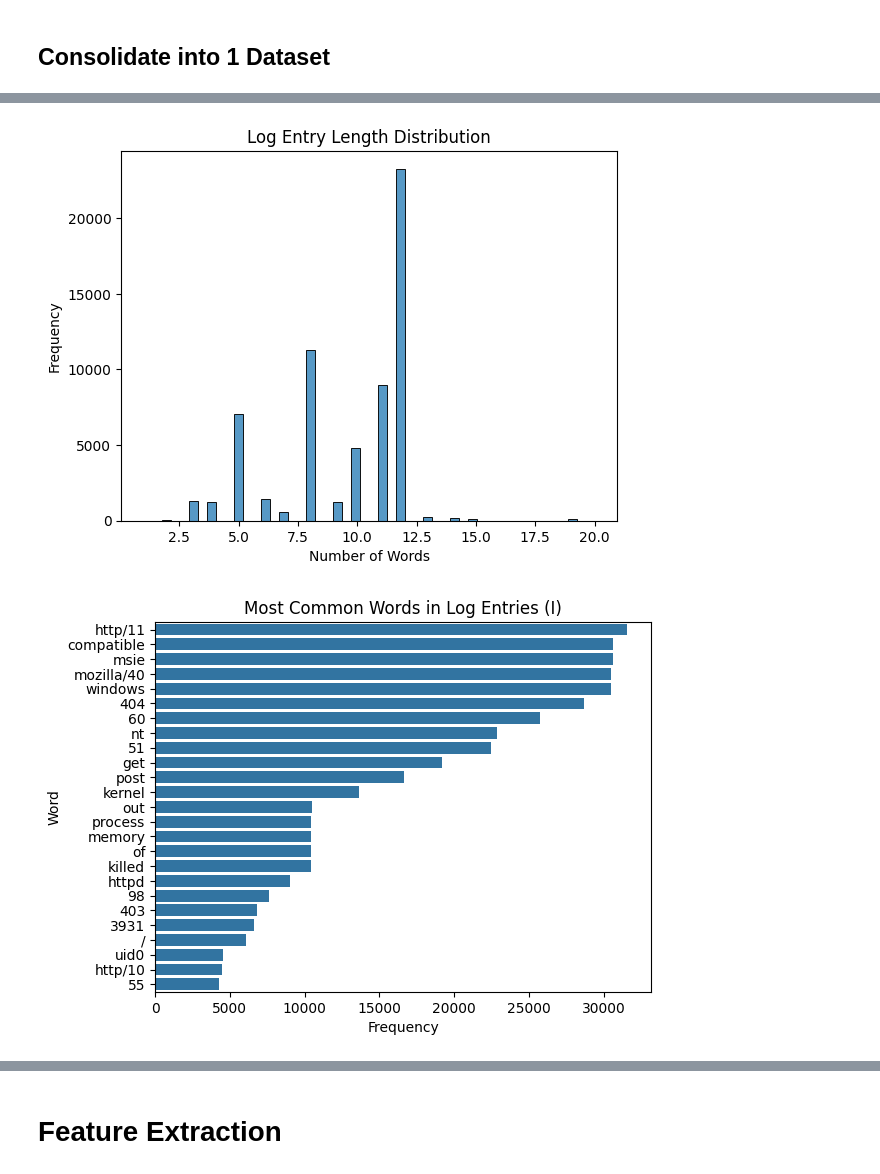
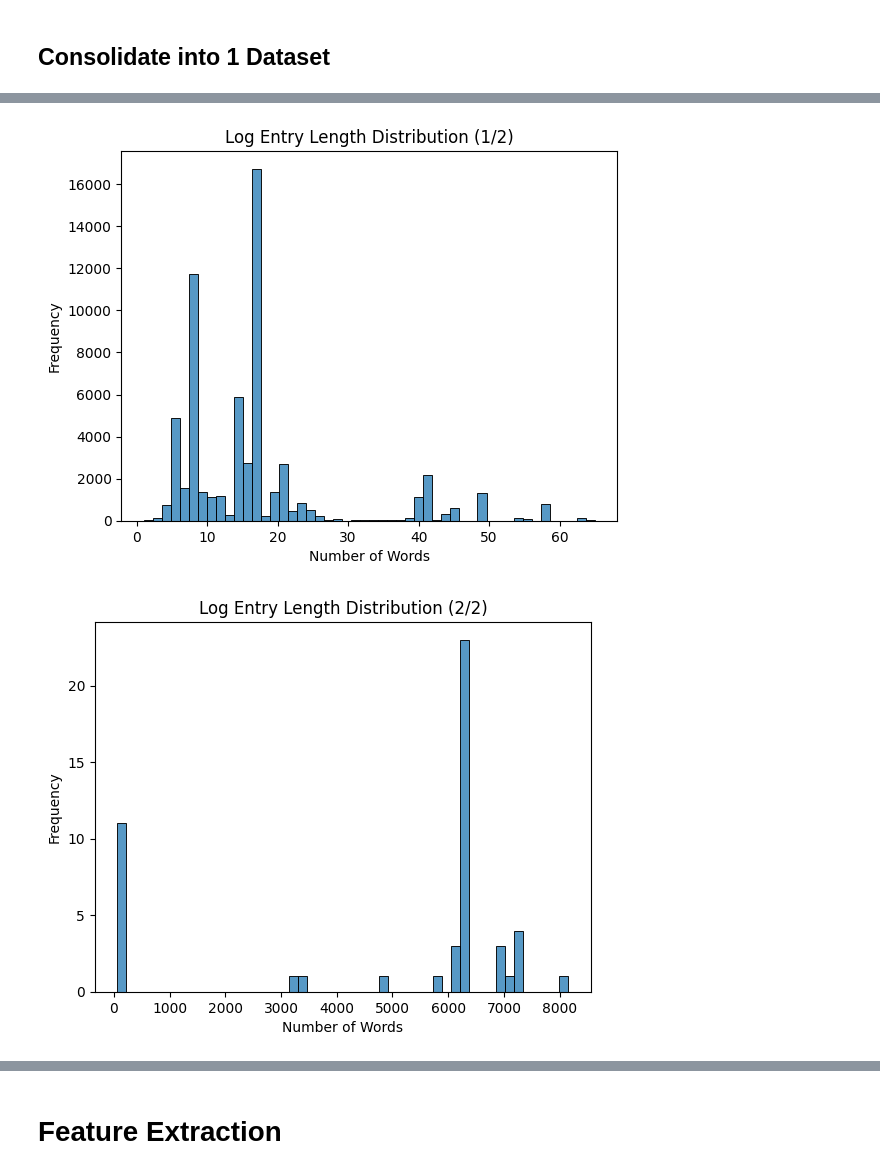
Before and after one commit to fc510/sctp-caps-log-classifier, a Jupyter notebook: sctp_ml_log_data_RandomForestClassifier.ipynb, the cells around one changed output, grey strips where cells are left out. Saved outputs shown, nothing was run; the diff lists cells and outputs as text; code cells hidden in the pictures.

Commit message:
from kaggle env

```diff
--- a/sctp_ml_log_data_RandomForestClassifier.ipynb
+++ b/sctp_ml_log_data_RandomForestClassifier.ipynb
@@ -18,7 +19,7 @@ True
 # %%
 import tensorflow as tf
 
-def colab_gpu_check():
+def gpu_check():
     # check
     !nvidia-smi
     print(f"tensorflow version: {tf.__version__}")
@@ -27,8 +28,8 @@ def colab_gpu_check():
     print(gpus)
     print(cpus)
 
-def colab_gpu_set(p_enable: bool=False):
-    colab_gpu_check()
+def gpu_set(p_enable: bool=False):
+    gpu_check()
     gpus = tf.config.list_physical_devices('GPU')
     cpus = tf.config.list_physical_devices('CPU')
     try:
@@ -53,4 +54,9 @@ def mount_gg_drive():
 
 def git_clone(p_url: str=None):
     !git clone https://github.com/NMustikha/SCTP-Capstone-4-Fraud-Detection
+
+def find_files(p_dir: str = '/kaggle'):
+    for dirname, _, filenames in os.walk(p_dir):
+        for filename in filenames:
+            print(os.path.join(dirname, filename))
 # %%
@@ -547,8 +609,8 @@ None
 # Exploratory Data Analysis
 # %%
 # DATA_DIR = "../data"
-DATA_DIR = "/content"
-HTTP_ACCESS_LOG_CSV = DATA_DIR+"/"+"access_log_final.csv"
-MESSAGES_CSV = DATA_DIR+"/"+"messages_final.csv"
+# DATA_DIR = "/content"
+# HTTP_ACCESS_LOG_CSV = DATA_DIR+"/"+"access_log_final.csv"
+# MESSAGES_CSV = DATA_DIR+"/"+"messages_final.csv"
 # %% [markdown]
 ## Consolidate into 1 Dataset
@@ -631,43 +726,60 @@ memory usage: 4.2+ MB
 # %%
 import matplotlib.pyplot as plt
 import seaborn as sns
+
+# load from the combined dataset.csv
+tgt_file = DATA_DIR+'/dataset.csv'
+df_httpd = pd.read_csv(tgt_file)
 
 # Visualizing the distribution of log entries' lengths
 # df_content = df['content']
 
 def eda_word_count(p_df: pandas.Series=None) -> None:
     # print(p_df.apply(lambda x: len(str(x).split())))
     df_content = p_df
     df['log_length'] = df_content.apply(lambda x: len(str(x).split()))
-    sns.histplot(df['log_length'], bins=50)
-    plt.title('Log Entry Length Distribution')
+
+#     display(sorted(df['log_length'],reverse=True))
+
+    df_descending = sorted(df['log_length'],reverse=True)
+
+#     sns.histplot(df['log_length'], bins=1000)
+    sns.histplot(df_descending[50:], bins=50)
+    plt.title('Log Entry Length Distribution (1/2)')
     plt.xlabel('Number of Words')
     plt.ylabel('Frequency')
+    plt.show()
+
+    sns.histplot(df_descending[:50], bins=50)
+    plt.title('Log Entry Length Distribution (2/2)')
+    plt.xlabel('Number of Words')
+    plt.ylabel('Frequency')
+
     plt.show()
 
 def eda_word_freq(p_df: pandas.Series=None)->None:
     df_content = p_df
     # Extracting and visualizing most common log entries (terms)
     from collections import Counter
     all_words = ' '.join(df_content).split()
     # print(f"all_words >>> {all_words}")
     common_words = Counter(all_words).most_common(50)
 
     # Bar plot for most common words
     common_words_df = pd.DataFrame(common_words[:25], columns=['Word', 'Frequency'])
     sns.barplot(x='Frequency', y='Word', data=common_words_df)
-    plt.title('Most Common Words in Log Entries (I)')
+    plt.title('Most Common Words in Log Entries (1/2)')
     plt.show()
 
-    return
+#     return
     common_words_df = pd.DataFrame(common_words[26:], columns=['Word', 'Frequency'])
     sns.barplot(x='Frequency', y='Word', data=common_words_df)
-    plt.title('Most Common Words in Log Entries (II)')
+    plt.title('Most Common Words in Log Entries (2/2)')
     plt.show()
 
 eda_word_count(df['content'].copy())
 # display(df.loc[14740:14750])
 eda_word_freq(df['content'].copy())
 # %% [output]
-[figure, old version]
+[figure, new version]
-[figure, old version]
+[figure, new version]
```
Also changed, not shown: parts of 29 cells of this notebook.
